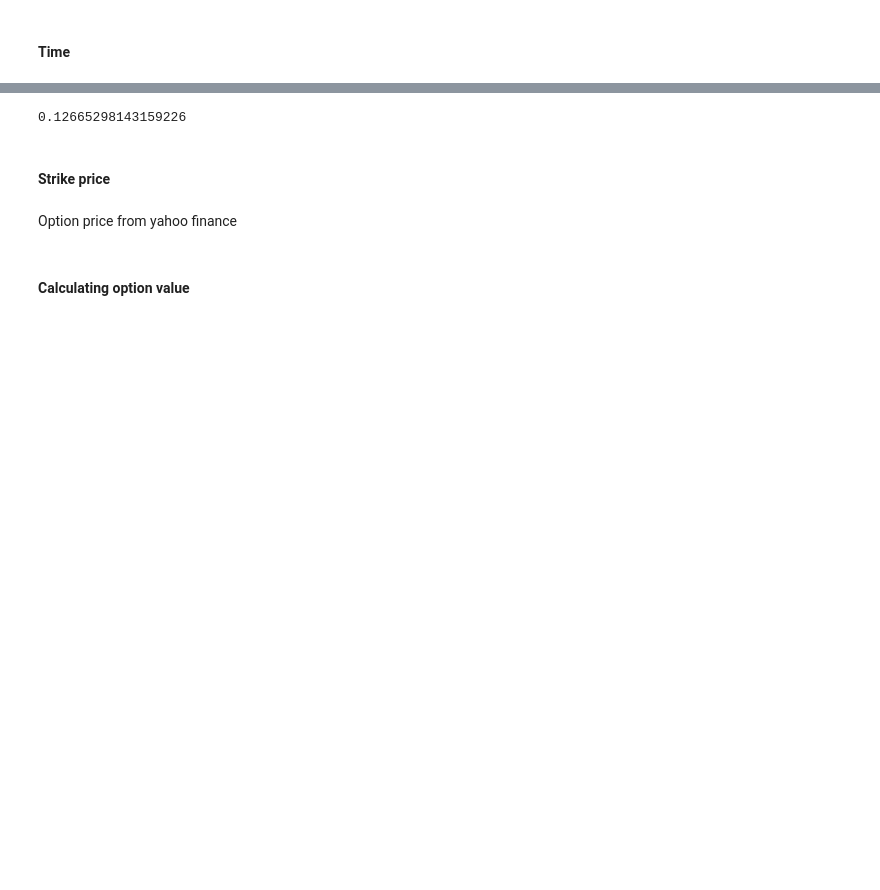
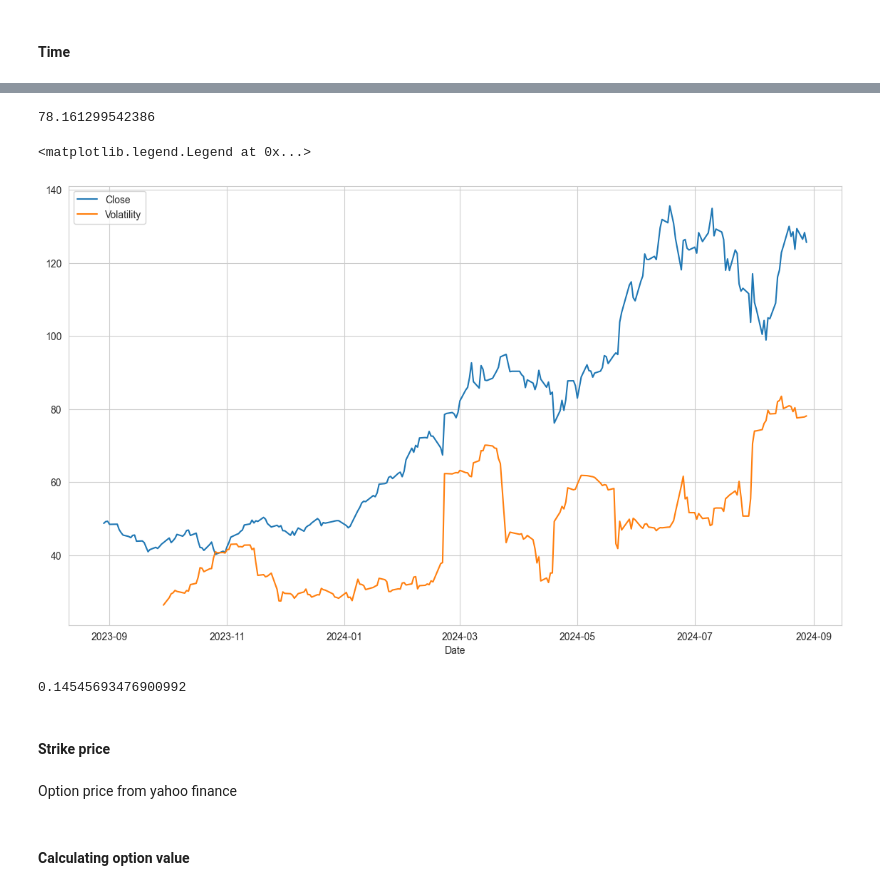
Before and after one commit to shaliniscode/option-pricing, a Jupyter notebook: Black_scholes_model.ipynb, the cells around one changed output, grey strips where cells are left out. Drawn from its saved outputs; the diff is of its cells as text; code cells hidden in the pictures; blank space fills up the shorter version.

```diff
--- a/Black_scholes_model.ipynb
+++ b/Black_scholes_model.ipynb
@@ -346,10 +330,26 @@ t
+# %%
+vol =[]
+vol= returns(t,252).to_list()
+print(vol[-1])
+# %% [output]
+78.161299542386
+# %%
+#Visualizing the volatility
+plt.figure(figsize=(14,8))
+plt.plot(df_returns.index, df_returns['Close'], label="Close")
+plt.plot( returns(t,252), label='Volatility')
+plt.xlabel('Date')
+plt.legend(loc=2)
+# %% [output]
+<matplotlib.legend.Legend at 0x...>
+[figure, added]
 # %%
 #volatility for remaining time
-t_years = t/365
+t_years = t/252
 v_t = sigma*np.sqrt(t_years)
 print(v_t)
 # %% [output]
-0.12665298143159226
+0.14545693476900992
 # %% [markdown]
 #### Strike price
 # %%
```
Also changed, not shown: parts of 25 cells of this notebook.
